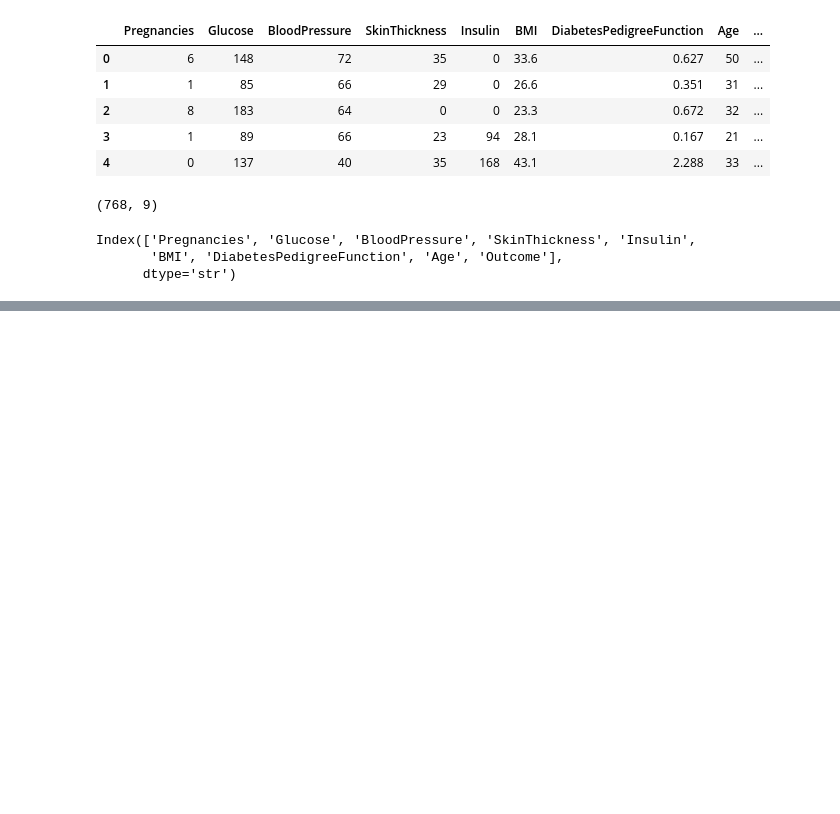
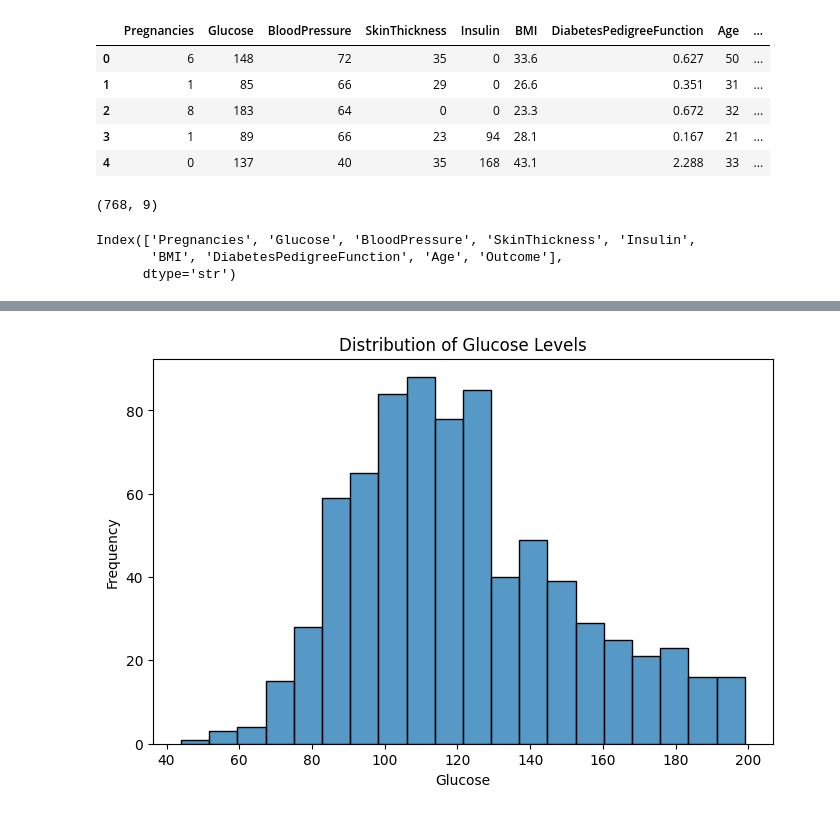
Before and after one commit to Shruti-Dapakekar/Explainable-AI-Healthcare-Diagnosis, a Jupyter notebook: notebooks/diabetes_eda.ipynb, the cells around one changed output, grey strips where cells are left out. Drawn from its saved outputs; the diff is of its cells as text; code cells hidden in the pictures; blank space fills up the shorter version.

```diff
--- a/notebooks/diabetes_eda.ipynb
+++ b/notebooks/diabetes_eda.ipynb
@@ -35,0 +166,12 @@ Index(['Pregnancies', 'Glucose', 'BloodPressure', 'SkinThickness', 'Insulin',
+# %%
+plt.figure(figsize=(8,5)) # Creates a new figure with a width of 8 inches and a height of 5 inches.
+
+sns.histplot(df["Glucose"], bins=20) # This is a Seaborn method that creates a histogram.Selects the Glucose column from the DataFrame.This tells Seaborn to divide the glucose values into 20 intervals (bins).
+
+plt.title("Distribution of Glucose Levels")
+plt.xlabel("Glucose")
+plt.ylabel("Frequency")
+
+plt.show()
+# %% [output]
+[figure, added]
```
Also changed, not shown: parts of 29 cells of this notebook, 7 other files.
